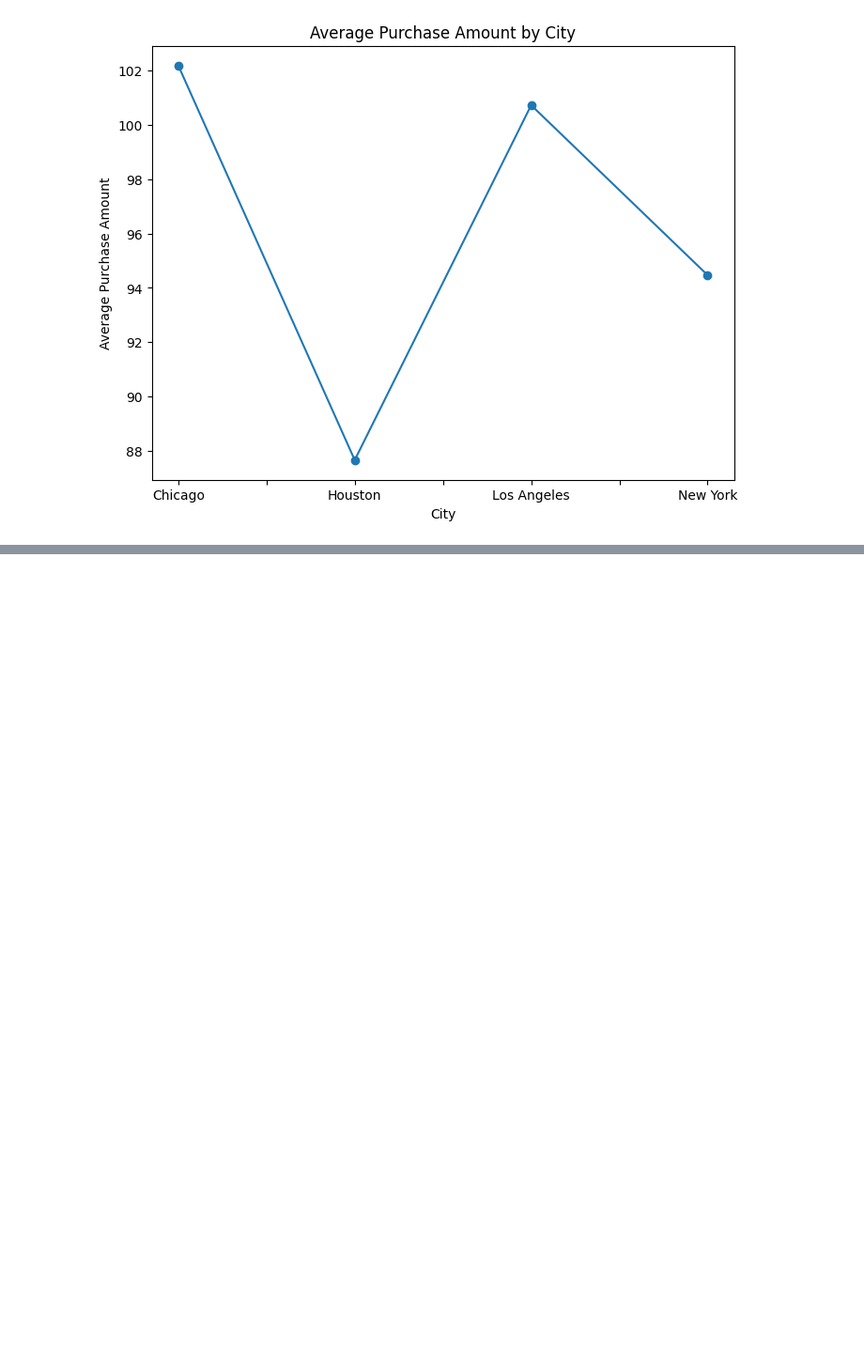
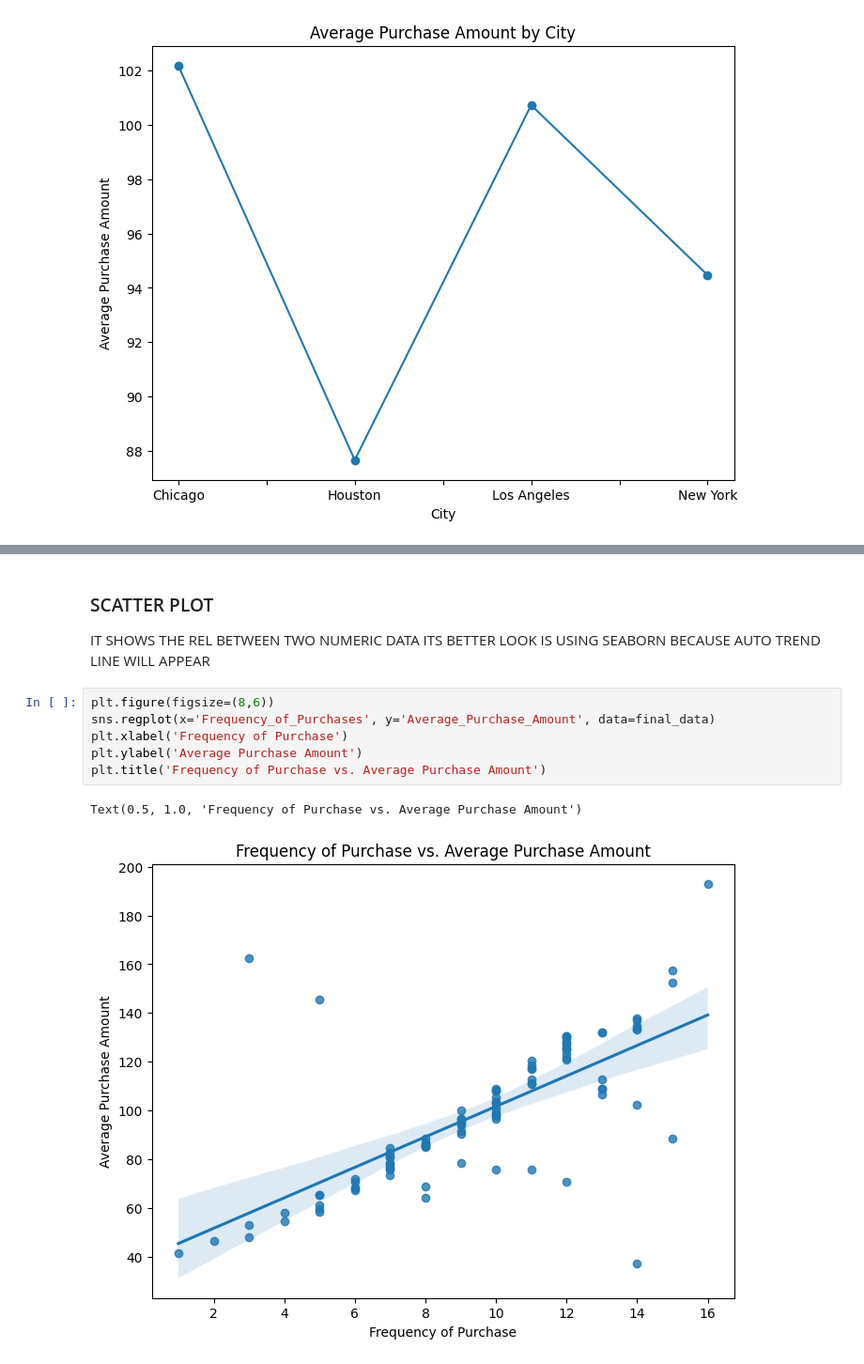
Before and after one commit to ABBAS-37405/PYTHON-AND-DATA-SCIENCE, a Jupyter notebook: dataclean.ipynb, the cells around one changed output, grey strips where cells are left out. Shown at 94% size. Cells and saved outputs as stored; diff of their text form; blank space fills up the shorter version.

```diff
--- a/dataclean.ipynb
+++ b/dataclean.ipynb
@@ -563,0 +584,13 @@ plt.show()
+# %% [markdown]
+### SCATTER PLOT
+IT SHOWS THE REL BETWEEN TWO NUMERIC DATA
+ITS BETTER LOOK IS USING SEABORN BECAUSE AUTO TREND LINE WILL APPEAR
+# %%
+plt.figure(figsize=(8,6))
+sns.regplot(x='Frequency_of_Purchases', y='Average_Purchase_Amount', data=final_data)
+plt.xlabel('Frequency of Purchase')
+plt.ylabel('Average Purchase Amount')
+plt.title('Frequency of Purchase vs. Average Purchase Amount')
+# %% [output]
+Text(0.5, 1.0, 'Frequency of Purchase vs. Average Purchase Amount')
+[figure, added]
```
Also changed, not shown: parts of 8 cells of this notebook.
